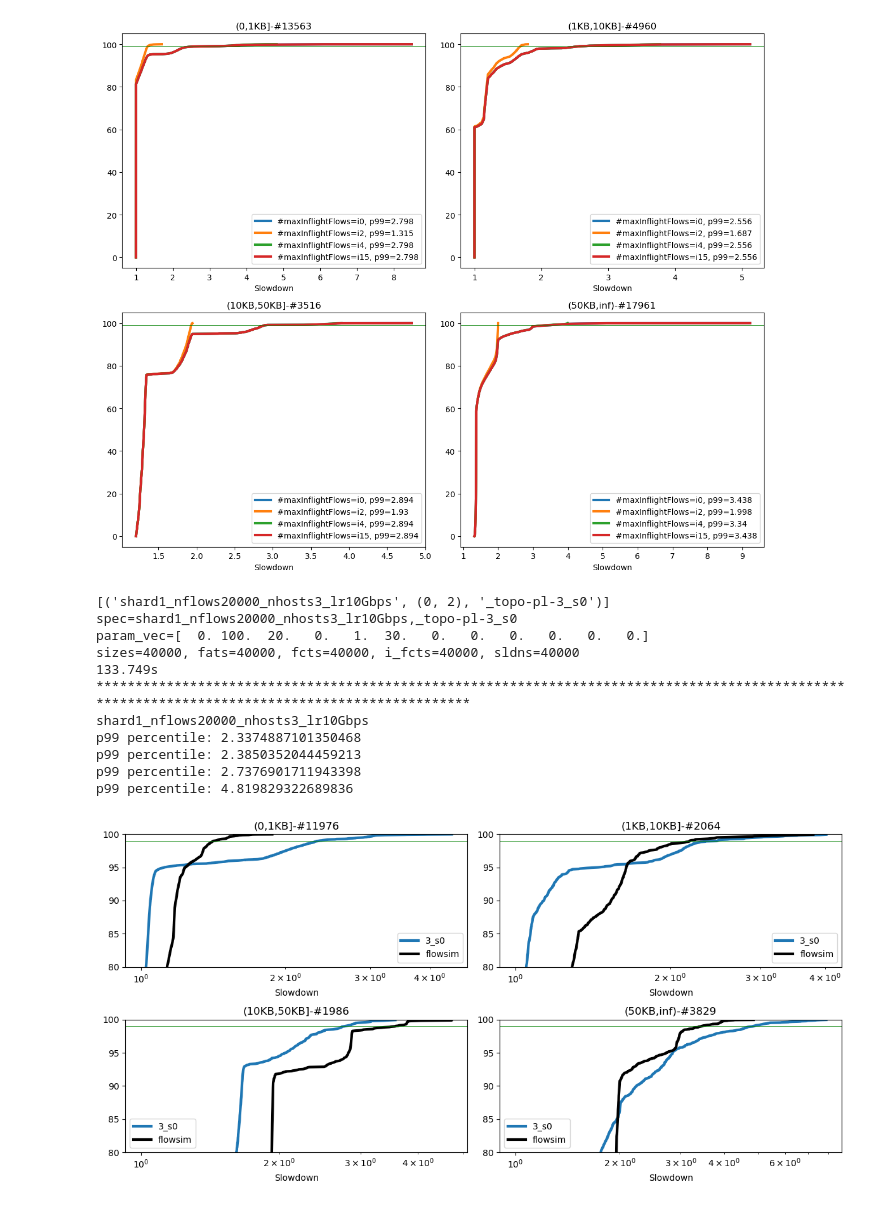
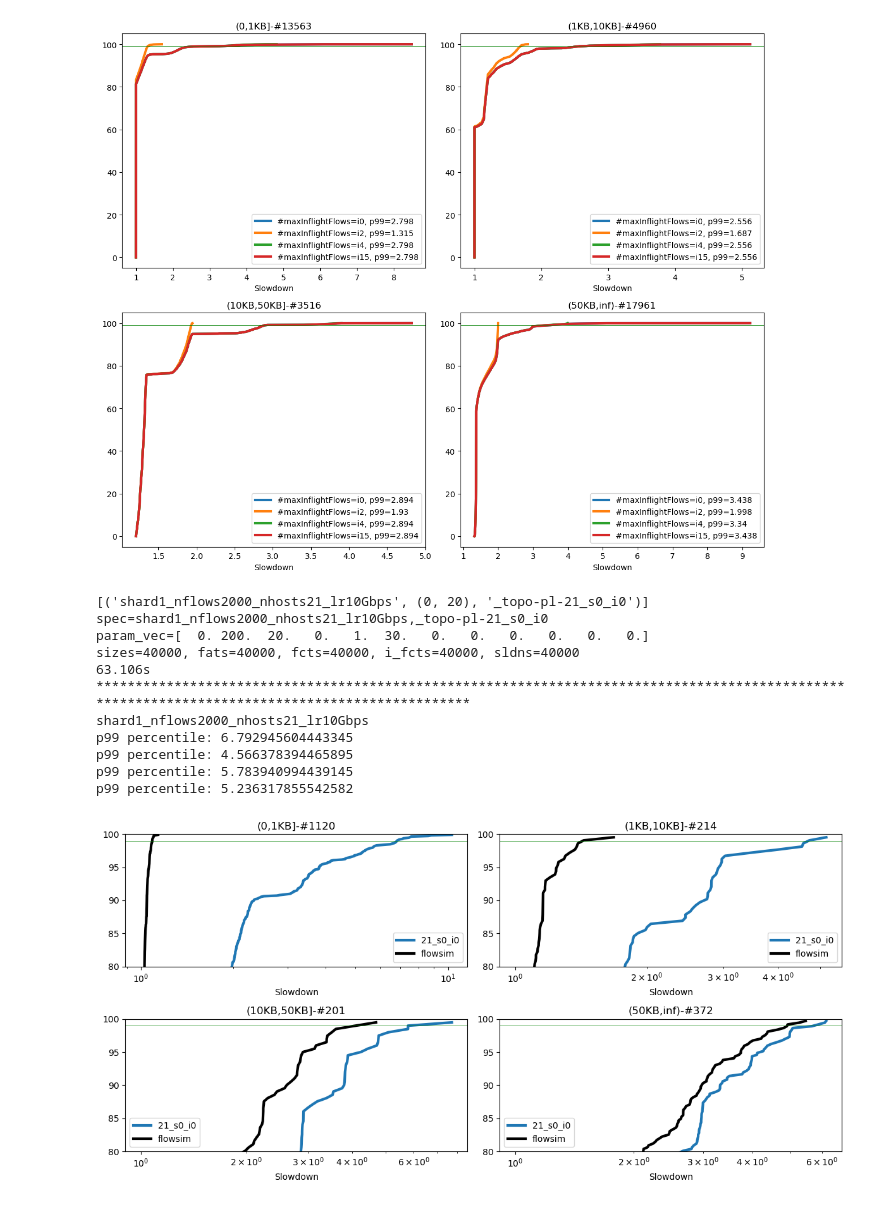
Before and after one commit to kwzhao/High-Precision-Congestion-Control, a Jupyter notebook: analysis/plt_path_check.ipynb, the cells around one changed output. Saved outputs shown, nothing was run; the diff lists cells and outputs as text; code cells hidden in the pictures.

```diff
--- a/analysis/plt_path_check.ipynb
+++ b/analysis/plt_path_check.ipynb
@@ -254,7 +254,7 @@ def get_base_delay_pmn(sizes, n_links_passed, lr_bottleneck,flow_idx_target,flow
     return delay_propagation + delay_transmission
 # %%
 
-dir_input_synthetic="/data2/lichenni/path_perflow_empirical"
+dir_input_synthetic="/data2/lichenni/path_perflow_link_empirical"
 dir_input_str=''
 
 topo_type="_topo-pl-x_"
@@ -265,10 +265,10 @@ dir_input=dir_input_synthetic
 data_list=[]
 # for shard in np.arange(1):
 for shard in [1]:
-    for n_flows in [20000]:
-        for n_hosts in [3]:
+    for n_flows in [2000]:
+        for n_hosts in [21]:
             for shard_seed in [0]:
-                topo_type_cur=topo_type.replace("-x_",f"-{n_hosts}_")+"s%d"%(shard_seed)
+                topo_type_cur=topo_type.replace("-x_",f"-{n_hosts}_")+"s%d_i0"%(shard_seed)
                 spec=f"shard{shard}_nflows{n_flows}_nhosts{n_hosts}_lr{lr}Gbps{dir_input_str}"
                 dir_input_tmp = f"{dir_input}/{spec}"
                 # stats=decode_dict(np.load(f'{dir_input_tmp}/stats.npy', allow_pickle=True,encoding="bytes").item())
@@ -322,6 +322,10 @@ for spec_idx,(spec,src_dst_pair_target,topo_type) in enumerate(data_list):
         n_links_passed=abs(flow_src_dst[:,0]-flow_src_dst[:,1])+flow_idx_nontarget+flow_idx_nontarget_internal
         lr_bottleneck=lr
 
+        if n_hosts==21:
+            n_hosts=3
+            flow_src_dst[:,0]=0
+            flow_src_dst[:,1]=2
         delay_extra=LINK_TO_DELAY_DICT[n_hosts][flow_src_dst[:,0]]+LINK_TO_DELAY_DICT[n_hosts][flow_src_dst[:,1]]
         base_delay=get_base_delay_pmn(sizes,n_links_passed,lr_bottleneck,flow_idx_target_flowsim,flow_idx_nontarget_internal)+delay_extra
         i_fcts_flowsim = (sizes + np.ceil(sizes / MTU) * HEADER_SIZE) * BYTE_TO_BIT / lr_bottleneck + base_delay
@@ -348,40 +352,40 @@ for spec_idx,(spec,src_dst_pair_target,topo_type) in enumerate(data_list):
     print(f'{spec}')
     for i in range(len(labels)):
         gt = np.extract(bins==i, sldns)
         if spec_idx==0:
             gt_flowsim = np.extract(bins_flowsim==i, sldns_flowsim)
             sample_list_flowsim=np.arange(len(gt_flowsim))
 
         print(f"p99 percentile: {np.percentile(gt,99)}")
         # sample_list=sorted(np.random.choice(np.arange(len(gt)),np.min([len(gt),100000]),replace=False))
         sample_list=np.arange(len(gt))
 
         plt.subplot(2, 2, i + 1)
         plt.title(f"{labels[i]}-#{len(gt)}")
         if(len(gt)==0): continue
         # plt.xlim([0, 16])
         plt.plot(np.sort(gt)[sample_list], (np.arange(len(gt))/len(gt)*100)[sample_list], label=dctcp_k_str, linewidth=3)
 
         if spec_idx==0:
             plt.plot(np.sort(gt_flowsim)[sample_list_flowsim], (np.arange(len(gt_flowsim))/len(gt_flowsim)*100)[sample_list_flowsim], label="flowsim", linewidth=3,color='black')
 
         plt.axhline(99, color='green', linewidth=0.5)
         plt.xscale('log')
         plt.xlabel('Slowdown')
         plt.legend()
         plt.ylim([80, 100])
     plt.tight_layout()
 fig_index+=1
 # %% [output]
-[('shard1_nflows20000_nhosts3_lr10Gbps', (0, 2), '_topo-pl-3_s0')]
-spec=shard1_nflows20000_nhosts3_lr10Gbps,_topo-pl-3_s0
-param_vec=[  0. 100.  20.   0.   1.  30.   0.   0.   0.   0.   0.   0.]
+[('shard1_nflows2000_nhosts21_lr10Gbps', (0, 20), '_topo-pl-21_s0_i0')]
+spec=shard1_nflows2000_nhosts21_lr10Gbps,_topo-pl-21_s0_i0
+param_vec=[  0. 200.  20.   0.   1.  30.   0.   0.   0.   0.   0.   0.]
 sizes=40000, fats=40000, fcts=40000, i_fcts=40000, sldns=40000
-133.749s
+63.106s
 ************************************************************************************************************************************************
-shard1_nflows20000_nhosts3_lr10Gbps
-p99 percentile: 2.3374887101350468
-p99 percentile: 2.3850352044459213
-p99 percentile: 2.7376901711943398
-p99 percentile: 4.819829322689836
+shard1_nflows2000_nhosts21_lr10Gbps
+p99 percentile: 6.792945604443345
+p99 percentile: 4.566378394465895
+p99 percentile: 5.783940994439145
+p99 percentile: 5.236317855542582
-[figure, old version]
+[figure, new version]
```
Also changed, not shown: 3 other files.
